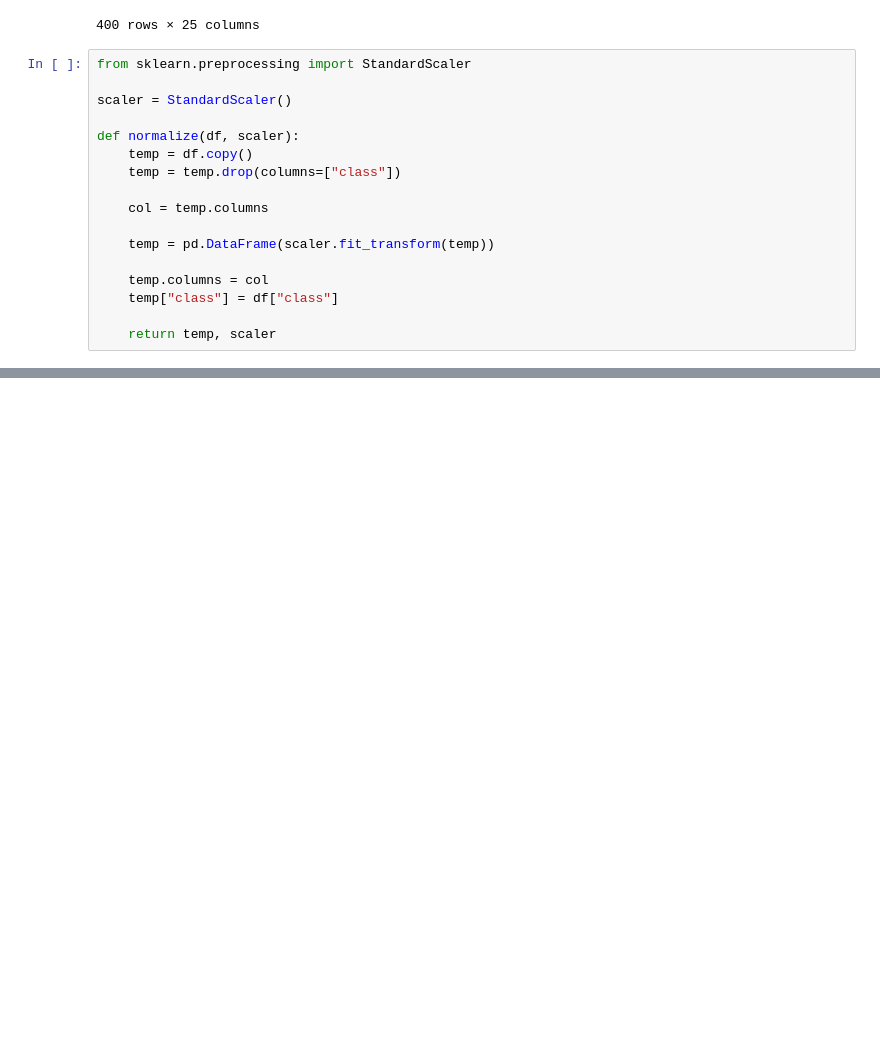
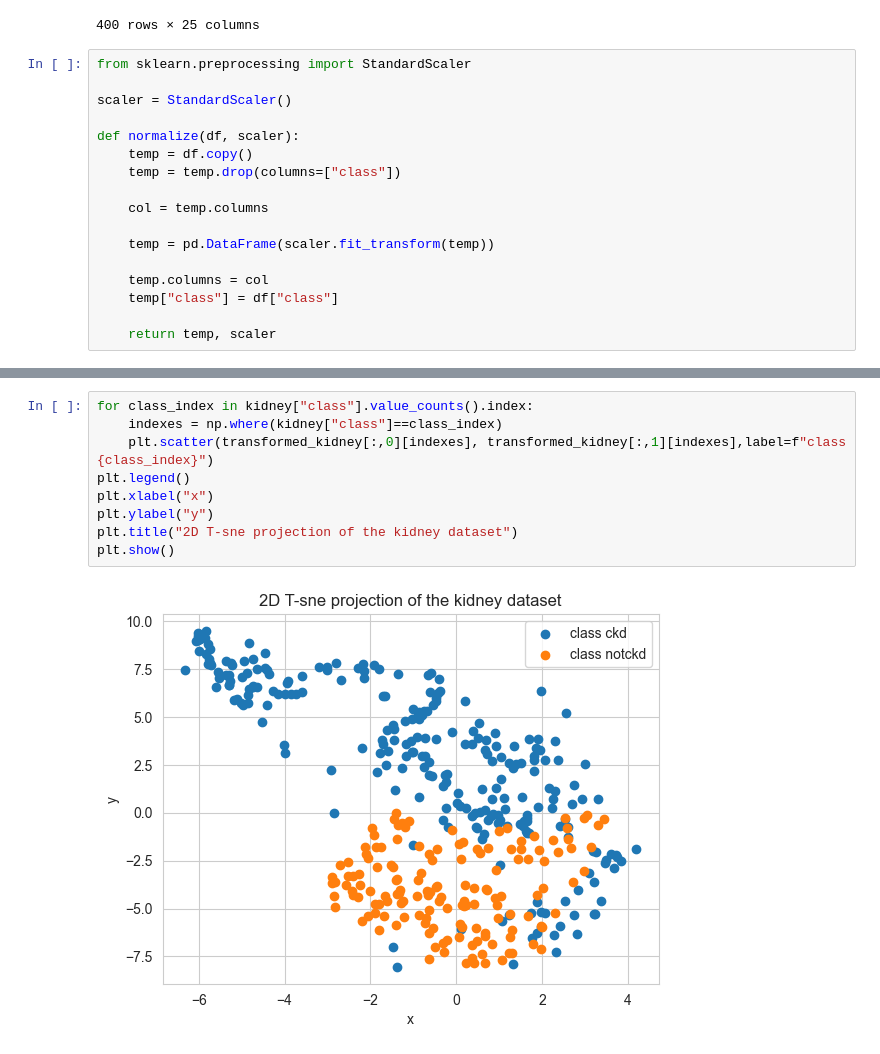
Before and after one commit to jonathanlys01/ML_project, a Jupyter notebook: test.ipynb, the cells around one changed output, grey strips where cells are left out. Saved outputs shown, nothing was run; the diff lists cells and outputs as text; blank space fills up the shorter version.

```diff
--- a/test.ipynb
+++ b/test.ipynb
@@ -192,0 +221,11 @@ dtype: float64
+# %%
+for class_index in kidney["class"].value_counts().index:
+    indexes = np.where(kidney["class"]==class_index)
+    plt.scatter(transformed_kidney[:,0][indexes], transformed_kidney[:,1][indexes],label=f"class {class_index}")
+plt.legend()
+plt.xlabel("x")
+plt.ylabel("y")
+plt.title("2D T-sne projection of the kidney dataset")
+plt.show()
+# %% [output]
+[figure, added]
```
Also changed, not shown: parts of 18 cells of this notebook, 2 other files.
